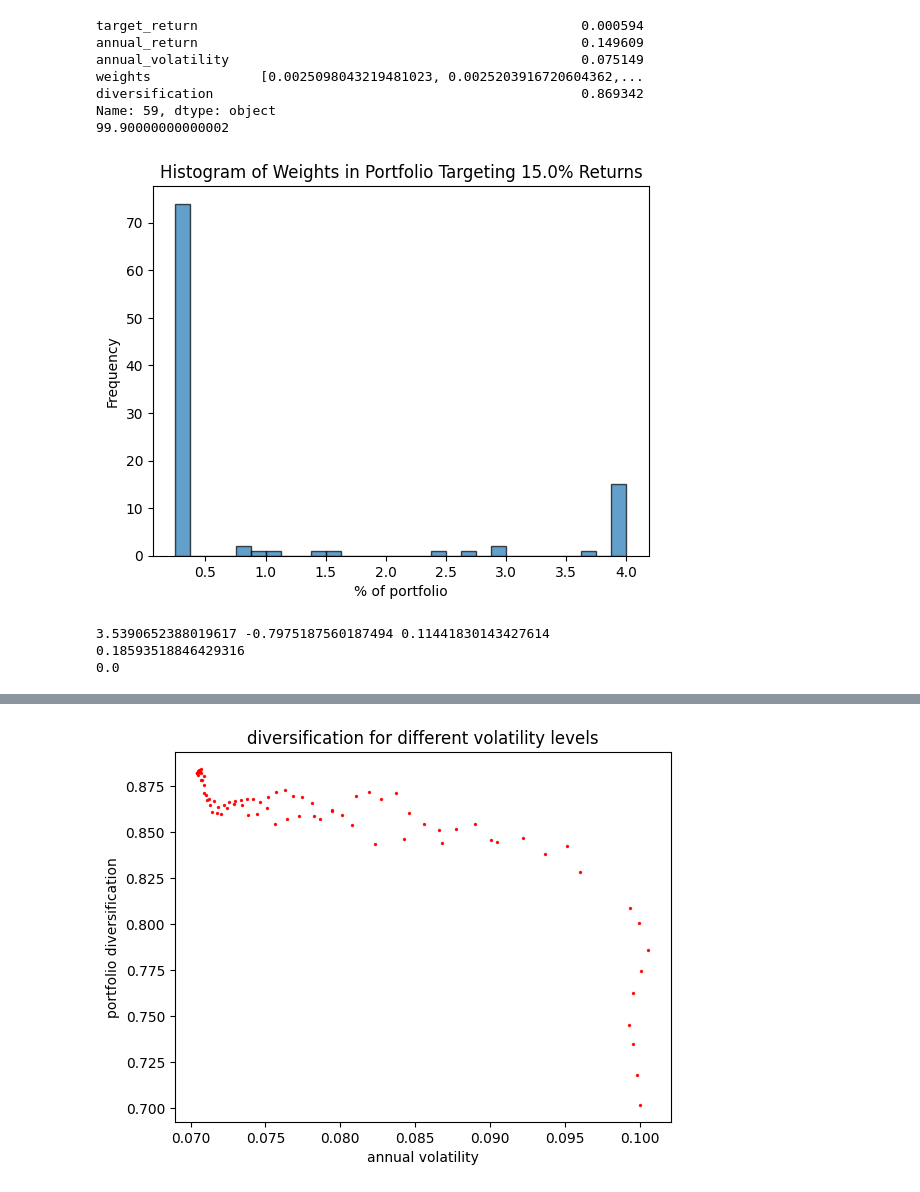
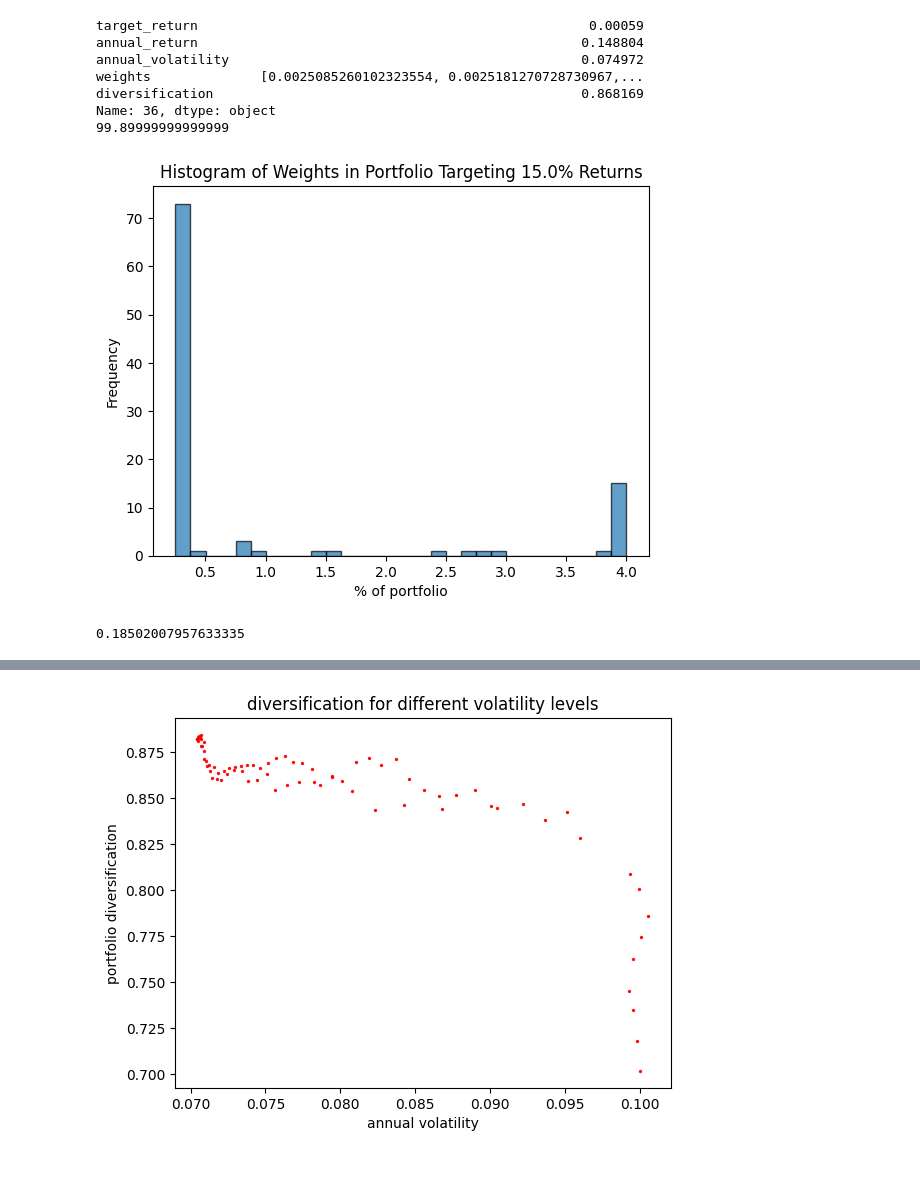
Before and after one commit to Green-Future-Wealth-Management-MQP-2024/GFWM, a Jupyter notebook: gfwm-app/data_science/quant/markowitz_plots.ipynb, the cells around one changed output, grey strips where cells are left out. Saved outputs shown, nothing was run; the diff lists cells and outputs as text; code cells hidden in the pictures.

```diff
--- a/gfwm-app/data_science/quant/markowitz_plots.ipynb
+++ b/gfwm-app/data_science/quant/markowitz_plots.ipynb
@@ -43,7 +55,7 @@ annual_risk_free_rate = 0.0153
 
 # daily target returns. scale to annual for graphing
 # start at daily risk free rate
-target_returns = np.linspace(start=pow(annual_risk_free_rate+1, 1/365.0) - 1, stop=mu_bar + 1*mu_sd, num=80)
+target_returns = np.linspace(start=pow(annual_risk_free_rate+1, 1/365.0) - 1, stop=mu_bar + mu_sd, num=50)
 
 #TODO picking bounds: few different scenarios compared to equal weights
 # %%
@@ -53,8 +65,9 @@ montecarlo_portfolios = markowitz_optimization.montecarlo_random_portfolios(mean
                                                                             [0.0, 5.0/n],
                                                                             iterations=1e5)
 
-optimal_portfolios, best_fit = markowitz_optimization.calculate_optimal_portfolios(mean_returns,
+sp_optimal_portfolios, best_fit = markowitz_optimization.calculate_optimal_portfolios(mean_returns,
                                                                                    cov,
                                                                                    target_returns,
                                                                                    annual_risk_free_rate,
-                                                                                   bounds = [0.25/n, 4.0/n])
+                                                                                   bounds = [0.25/n, 4.0/n],
+                                                                                   calculate_best_fit=True)
@@ -79,29 +74,29 @@ Optimal solution found.
 # %%
 #find the portfolio nearest a given target return
 
-optimal_portfolios.sort_values(by='annual_return', ascending= True)
+sp_optimal_portfolios.sort_values(by='annual_return', ascending= True)
 target_return = 0.15
-closest_portfolio = optimal_portfolios.loc[(optimal_portfolios['annual_return'] - target_return).abs().idxmin()]
+closest_portfolio = sp_optimal_portfolios.loc[(sp_optimal_portfolios['annual_return'] - target_return).abs().idxmin()]
 closest_portfolio_weights = closest_portfolio['weights'] * 100
 
 print(closest_portfolio)
 
 print(sum(closest_portfolio_weights))
 
 plt.hist(closest_portfolio_weights, bins=30, edgecolor='black', alpha=0.7)
 plt.xlabel('% of portfolio')
 plt.ylabel('Frequency')
 plt.title(f'Histogram of Weights in Portfolio Targeting {target_return * 100}% Returns')
 plt.show()
 # %% [output]
-target_return                                                 0.000594
-annual_return                                                 0.149609
-annual_volatility                                             0.075149
-weights              [0.0025098043219481023, 0.0025203916720604362,...
-diversification                                               0.869342
-Name: 59, dtype: object
-99.90000000000002
+target_return                                                  0.00059
+annual_return                                                 0.148804
+annual_volatility                                             0.074972
+weights              [0.0025085260102323554, 0.0025181270728730967,...
+diversification                                               0.868169
+Name: 36, dtype: object
+99.89999999999999
-[figure, old version]
+[figure, new version]
 # %%
 #calculate tangent line to best fit curve, passing through (0, annual_rfr)
 # vol = ar^2 + br + c
@@ -133,7 +128,5 @@ slope = vol_t / (ret_t - annual_risk_free_rate)
 def tangent_line(r):
     return vol_t + (slope * (r-ret_t))
 # %% [output]
-3.5390652388019617 -0.7975187560187494 0.11441830143427614
-0.18593518846429316
-0.0
+0.18502007957633335
 # %%
```
Also changed, not shown: parts of 6 cells of this notebook, 2 other files.
